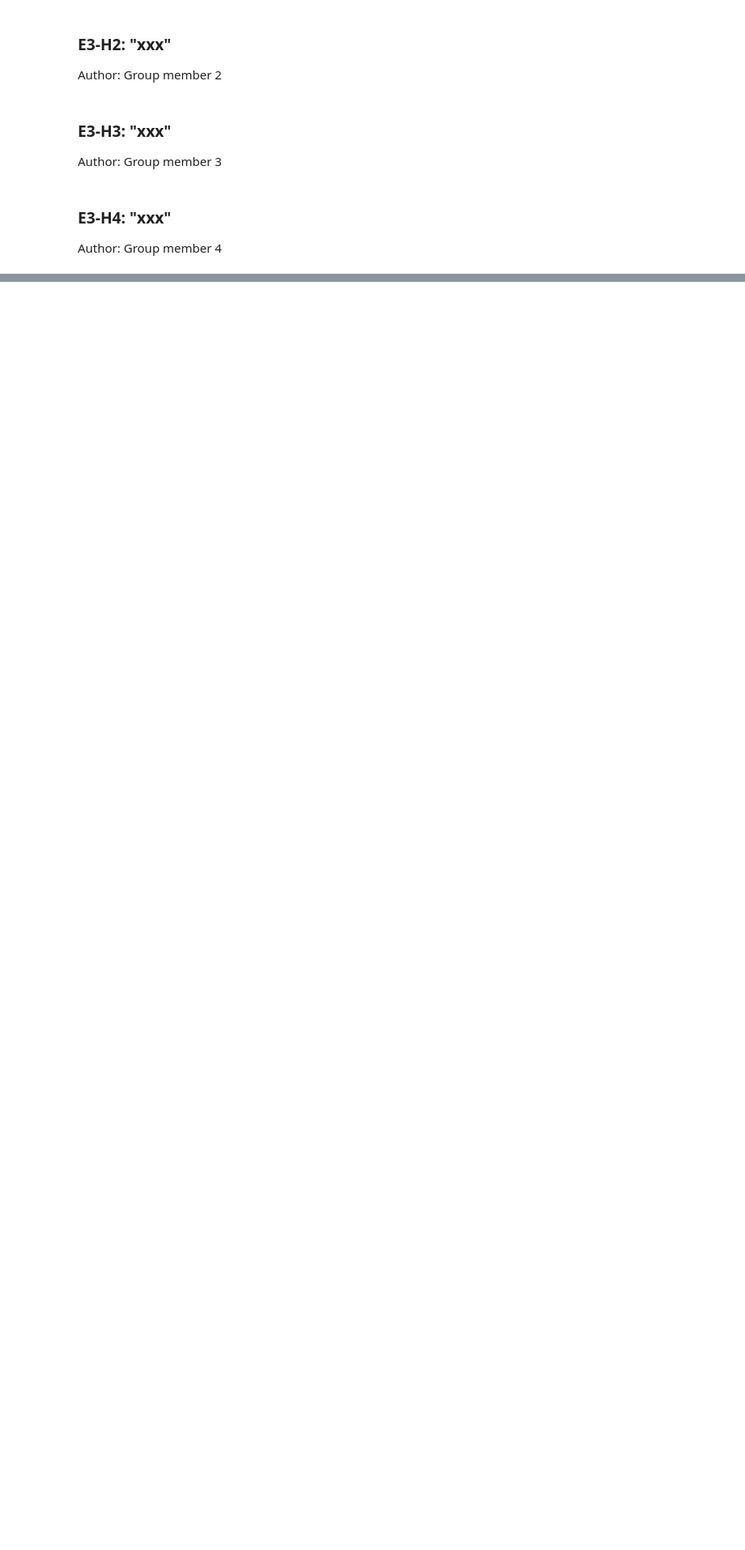
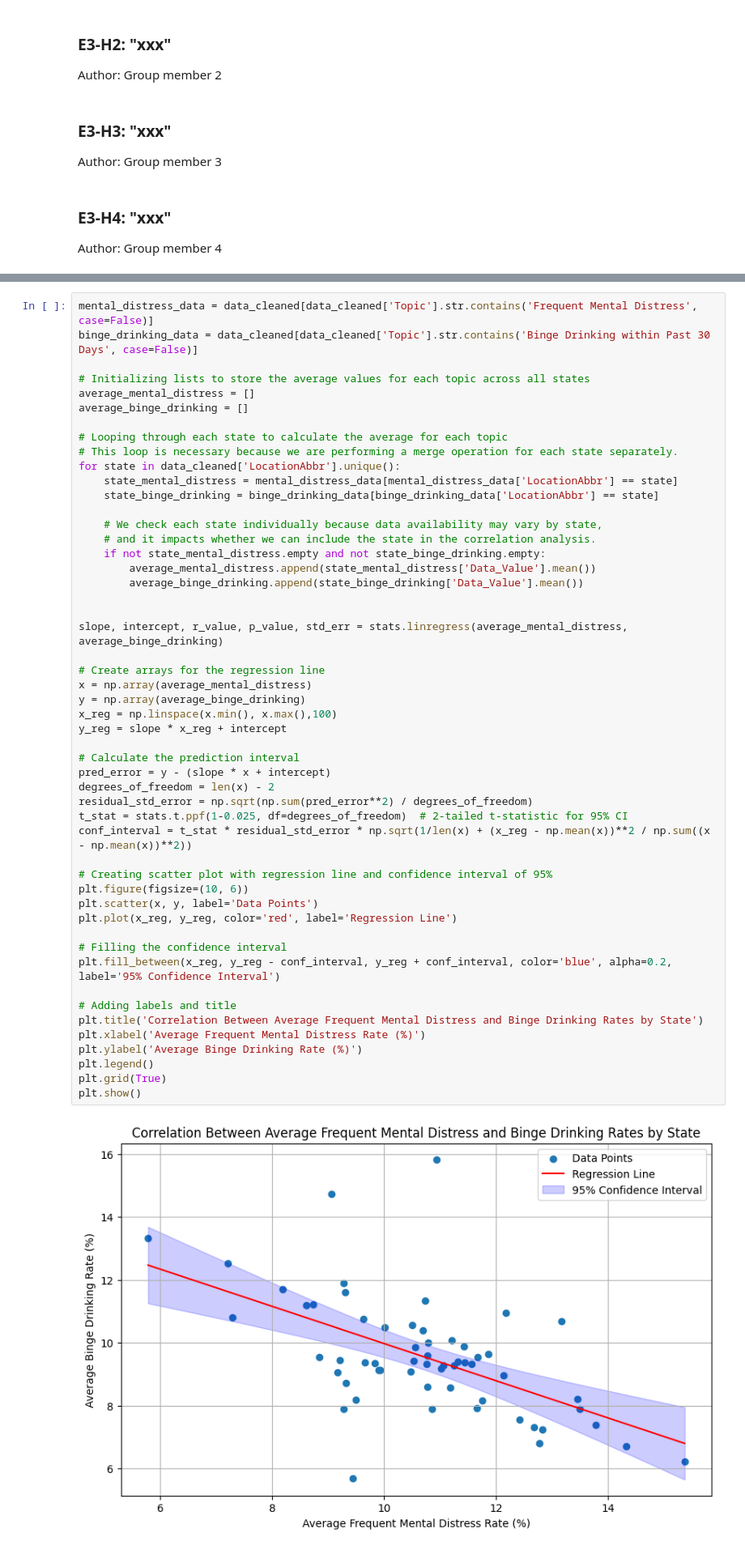
Before and after one commit to toporek3112/de_python_project, a Jupyter notebook: prj01.ipynb, the cells around one changed output, grey strips where cells are left out. Shown at 81% size. Saved outputs shown, nothing was run; the diff lists cells and outputs as text; blank space fills up the shorter version.

```diff
--- a/prj01.ipynb
+++ b/prj01.ipynb
@@ -440,0 +444,53 @@ Author: Group member 5
+# %%
+mental_distress_data = data_cleaned[data_cleaned['Topic'].str.contains('Frequent Mental Distress', case=False)]
+binge_drinking_data = data_cleaned[data_cleaned['Topic'].str.contains('Binge Drinking within Past 30 Days', case=False)]
+
+# Initializing lists to store the average values for each topic across all states
+average_mental_distress = []
+average_binge_drinking = []
+
+# Looping through each state to calculate the average for each topic
+# This loop is necessary because we are performing a merge operation for each state separately.
+for state in data_cleaned['LocationAbbr'].unique():
+    state_mental_distress = mental_distress_data[mental_distress_data['LocationAbbr'] == state]
+    state_binge_drinking = binge_drinking_data[binge_drinking_data['LocationAbbr'] == state]
+
+    # We check each state individually because data availability may vary by state,
+    # and it impacts whether we can include the state in the correlation analysis.
+    if not state_mental_distress.empty and not state_binge_drinking.empty:
+        average_mental_distress.append(state_mental_distress['Data_Value'].mean())
+        average_binge_drinking.append(state_binge_drinking['Data_Value'].mean())
+
+
+slope, intercept, r_value, p_value, std_err = stats.linregress(average_mental_distress, average_binge_drinking)
+
+# Create arrays for the regression line
+x = np.array(average_mental_distress)
+y = np.array(average_binge_drinking)
+x_reg = np.linspace(x.min(), x.max(),100)
+y_reg = slope * x_reg + intercept
+
+# Calculate the prediction interval
+pred_error = y - (slope * x + intercept)
+degrees_of_freedom = len(x) - 2
+residual_std_error = np.sqrt(np.sum(pred_error**2) / degrees_of_freedom)
+t_stat = stats.t.ppf(1-0.025, df=degrees_of_freedom)  # 2-tailed t-statistic for 95% CI
+conf_interval = t_stat * residual_std_error * np.sqrt(1/len(x) + (x_reg - np.mean(x))**2 / np.sum((x - np.mean(x))**2))
+
+# Creating scatter plot with regression line and confidence interval of 95%
+plt.figure(figsize=(10, 6))
+plt.scatter(x, y, label='Data Points')
+plt.plot(x_reg, y_reg, color='red', label='Regression Line')
+
+# Filling the confidence interval
+plt.fill_between(x_reg, y_reg - conf_interval, y_reg + conf_interval, color='blue', alpha=0.2, label='95% Confidence Interval')
+
+# Adding labels and title
+plt.title('Correlation Between Average Frequent Mental Distress and Binge Drinking Rates by State')
+plt.xlabel('Average Frequent Mental Distress Rate (%)')
+plt.ylabel('Average Binge Drinking Rate (%)')
+plt.legend()
+plt.grid(True)
+plt.show()
+# %% [output]
+[figure, added]
```
Also changed, not shown: parts of 3 cells of this notebook.
